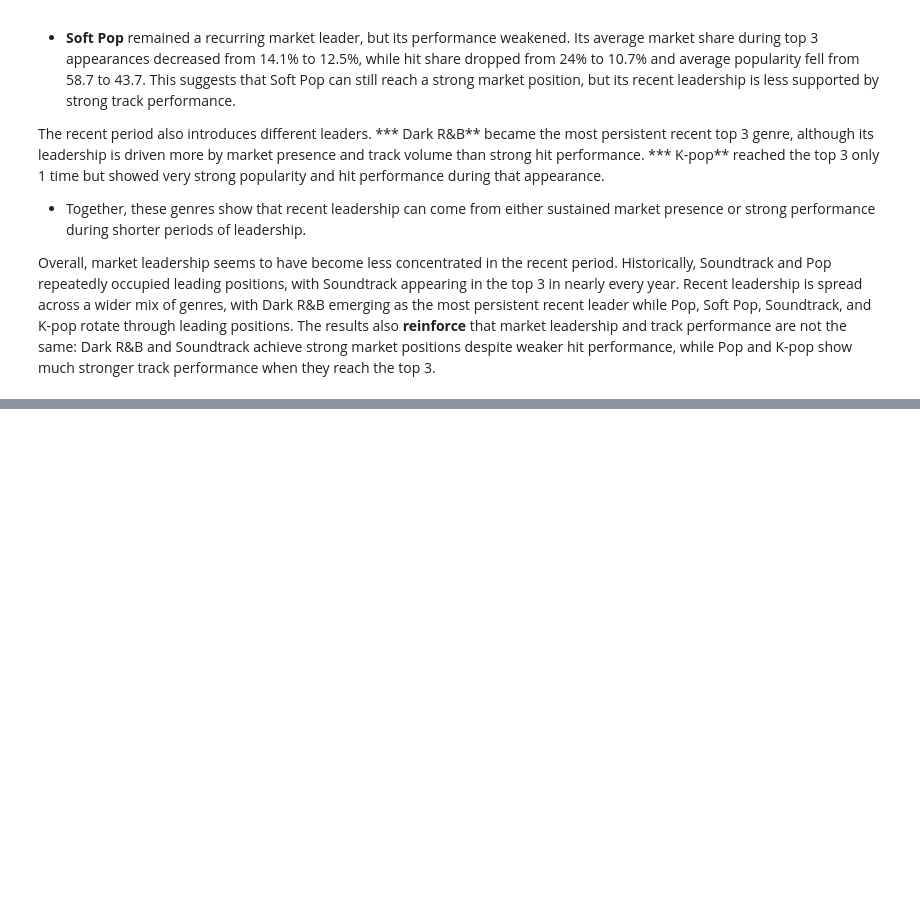
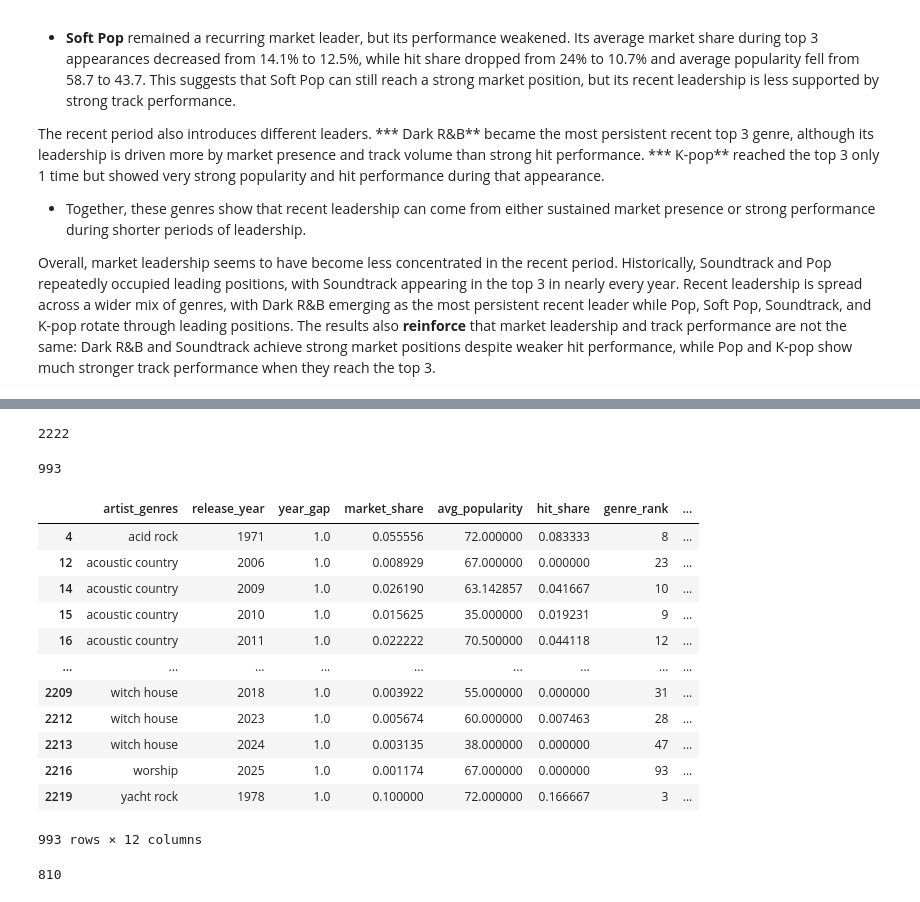
Before and after one commit to jjen1/spotify-music-trends-analysis, a Jupyter notebook: notebooks/02_genre_evolution.ipynb, the cells around one changed output, grey strips where cells are left out. Saved outputs shown, nothing was run; the diff lists cells and outputs as text; code cells hidden in the pictures; blank space fills up the shorter version.

Commit message:
Added genre lifecycle classifications and performance metrics

```diff
--- a/notebooks/02_genre_evolution.ipynb
+++ b/notebooks/02_genre_evolution.ipynb
@@ -583,0 +613,41 @@ This section compares historical and recent genre performance to see how the mar
+# %%
+# connecting into the same sqlite database as previously
+conn = sqlite3.connect('../spotify.db')
+
+# loading datasets into sqlite as a table
+market_share_filtered.to_sql('market_share_filtered', conn, if_exists = 'replace', index=False)
+# %% [output]
+2222
+# %%
+# opens & reads genre_lifecycle sql script, then closes file
+with open('../sql/genre_lifecycle.sql') as f:
+    query = f.read()
+
+# executing the query and storing results into 'market_share_df'
+genre_lifecycle_df = pd.read_sql_query(query, conn)
+# %%
+# inspecting the number of year gaps that will be included in calculating metrics
+genre_lifecycle_df[genre_lifecycle_df['year_gap'] == 1].shape[0]
+# %% [output]
+993
+# %%
+genre_lifecycle_df[genre_lifecycle_df['year_gap'] == 1]
+# %% [output]
+|  | artist_genres | release_year | year_gap | market_share | avg_popularity | hit_share | genre_rank | ... |
+| 4 | acid rock | 1971 | 1.0 | 0.055556 | 72.000000 | 0.083333 | 8 | ... |
+| 12 | acoustic country | 2006 | 1.0 | 0.008929 | 67.000000 | 0.000000 | 23 | ... |
+| 14 | acoustic country | 2009 | 1.0 | 0.026190 | 63.142857 | 0.041667 | 10 | ... |
+| 15 | acoustic country | 2010 | 1.0 | 0.015625 | 35.000000 | 0.019231 | 9 | ... |
+| 16 | acoustic country | 2011 | 1.0 | 0.022222 | 70.500000 | 0.044118 | 12 | ... |
+| ... | ... | ... | ... | ... | ... | ... | ... | ... |
+| 2209 | witch house | 2018 | 1.0 | 0.003922 | 55.000000 | 0.000000 | 31 | ... |
+| 2212 | witch house | 2023 | 1.0 | 0.005674 | 60.000000 | 0.007463 | 28 | ... |
+| 2213 | witch house | 2024 | 1.0 | 0.003135 | 38.000000 | 0.000000 | 47 | ... |
+| 2216 | worship | 2025 | 1.0 | 0.001174 | 67.000000 | 0.000000 | 93 | ... |
+| 2219 | yacht rock | 1978 | 1.0 | 0.100000 | 72.000000 | 0.166667 | 3 | ... |
+993 rows × 12 columns
+# %%
+# inspecting the number of year gaps that will be excluded in calculating metrics
+genre_lifecycle_df[genre_lifecycle_df['year_gap'] > 1].shape[0]
+# %% [output]
+810
```
Also changed, not shown: parts of 32 cells of this notebook, 2 other files.
